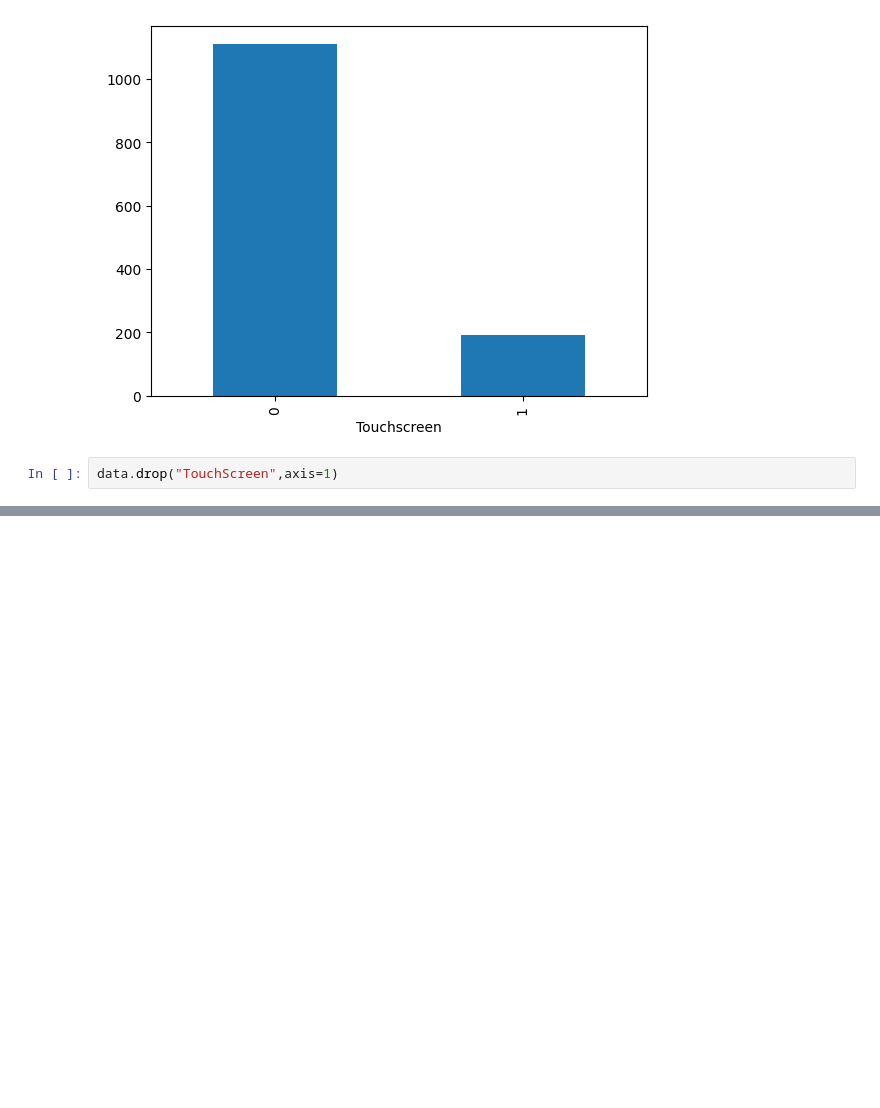
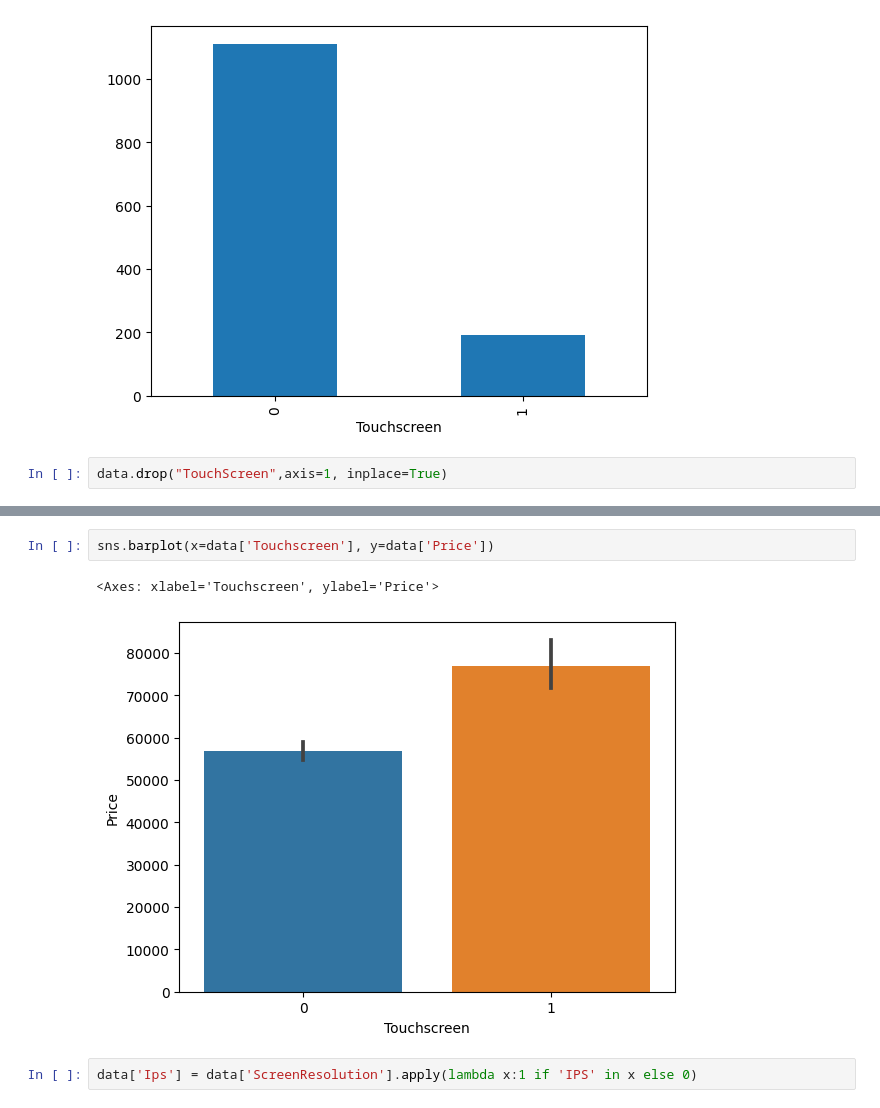
Before and after one commit to John-5014/Laptop_Price_Prediction, a Jupyter notebook: Laptop_Price_Predictor.ipynb, the cells around one changed output, grey strips where cells are left out. Cells and saved outputs as stored; diff of their text form; blank space fills up the shorter version.

```diff
--- a/Laptop_Price_Predictor.ipynb
+++ b/Laptop_Price_Predictor.ipynb
@@ -233,4 +233,4 @@ data['Touchscreen'].value_counts().plot(kind = "bar")
 <Axes: xlabel='Touchscreen'>
 [figure]
 # %%
-data.drop("TouchScreen",axis=1)
+data.drop("TouchScreen",axis=1, inplace=True)
@@ -250,0 +237,7 @@ data.drop("TouchScreen",axis=1)
+# %%
+sns.barplot(x=data['Touchscreen'], y=data['Price'])
+# %% [output]
+<Axes: xlabel='Touchscreen', ylabel='Price'>
+[figure, added]
+# %%
+data['Ips'] = data['ScreenResolution'].apply(lambda x:1 if 'IPS' in x else 0)
```
Also changed, not shown: parts of 2 cells of this notebook.
